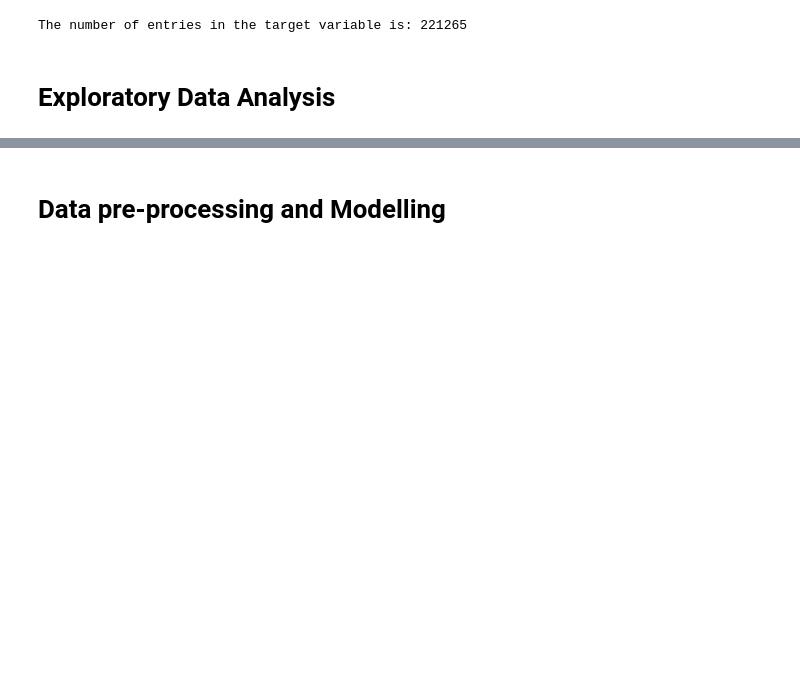
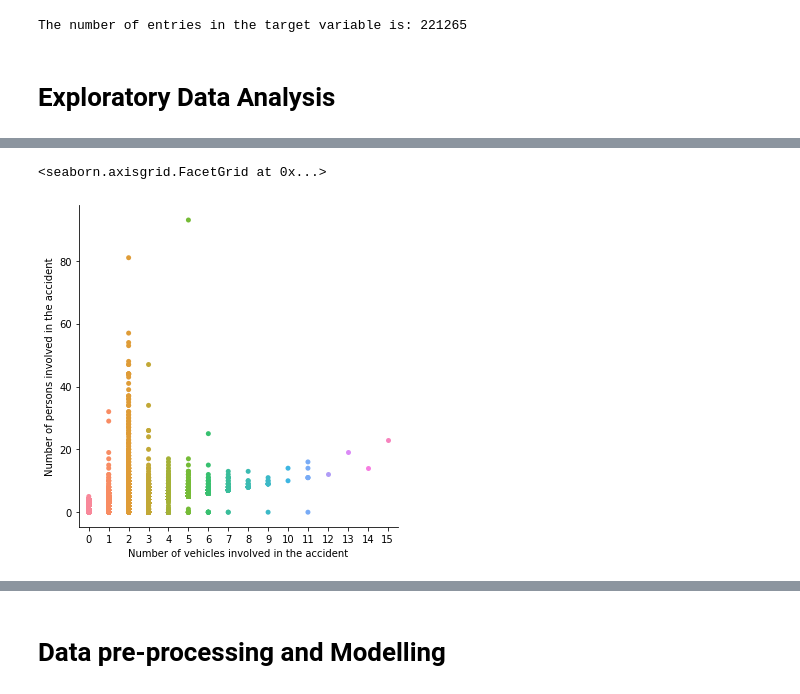
Before and after one commit to sankha14/Applied_Data_Science_Capstone, a Jupyter notebook: Car_Accident_Severity_Prediction.ipynb, the cells around one changed output, grey strips where cells are left out. Cells and saved outputs as stored; diff of their text form; code cells hidden in the pictures; blank space fills up the shorter version.

```diff
--- a/Car_Accident_Severity_Prediction.ipynb
+++ b/Car_Accident_Severity_Prediction.ipynb
@@ -673,0 +695,8 @@ The number of entries in the target variable is: 221265
+# %%
+# trying to get an idea about the number of persons involved in an accident when vehicles are involved
+
+ax2 = sns.catplot (x = 'VEHCOUNT', y = 'PERSONCOUNT', jitter = False, data = df_coll_clean)
+ax2.set(xlabel = 'Number of vehicles involved in the accident', ylabel = 'Number of persons involved in the accident' )
+# %% [output]
+<seaborn.axisgrid.FacetGrid at 0x...>
+[figure, added]
```
Also changed, not shown: parts of 19 cells of this notebook.
